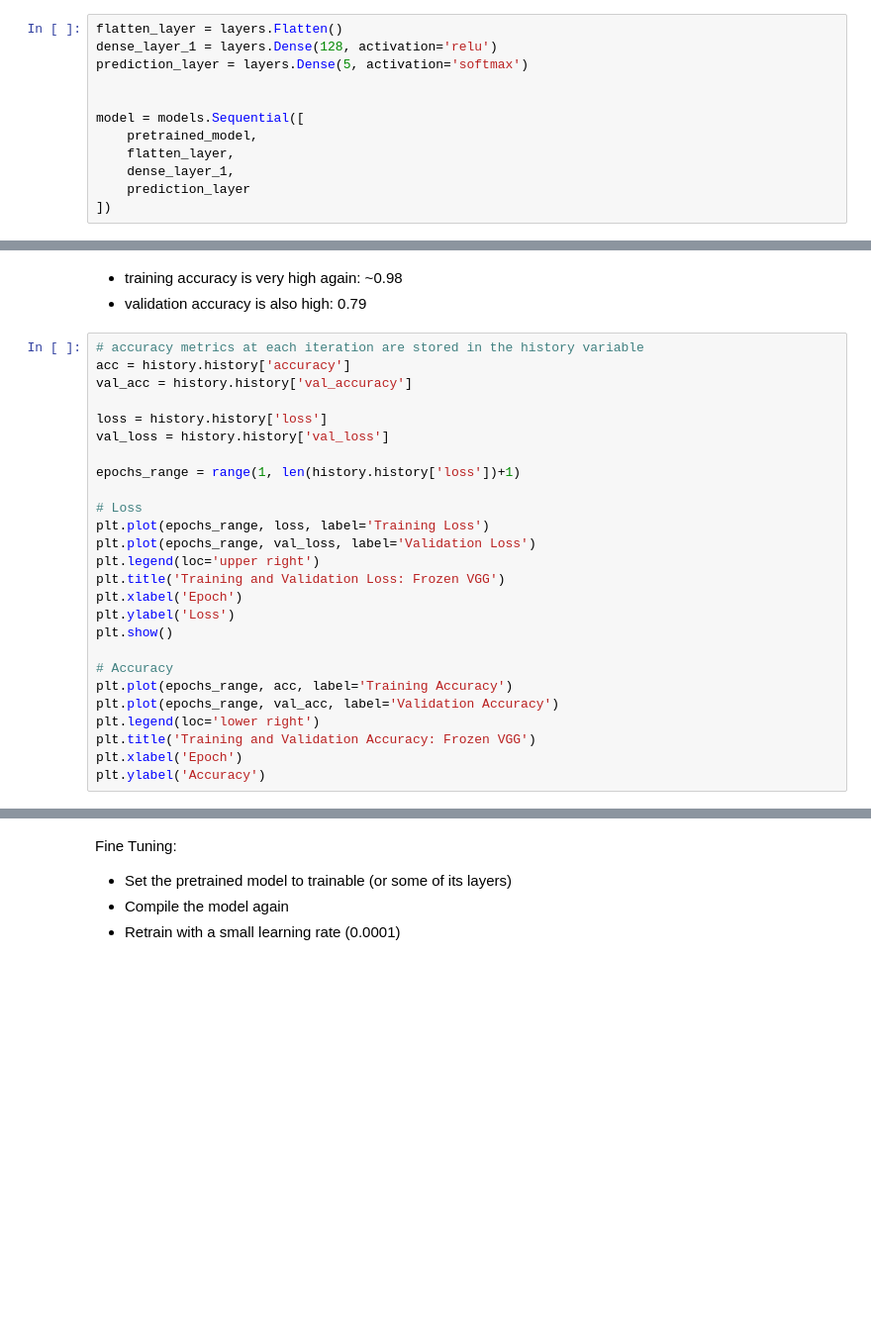
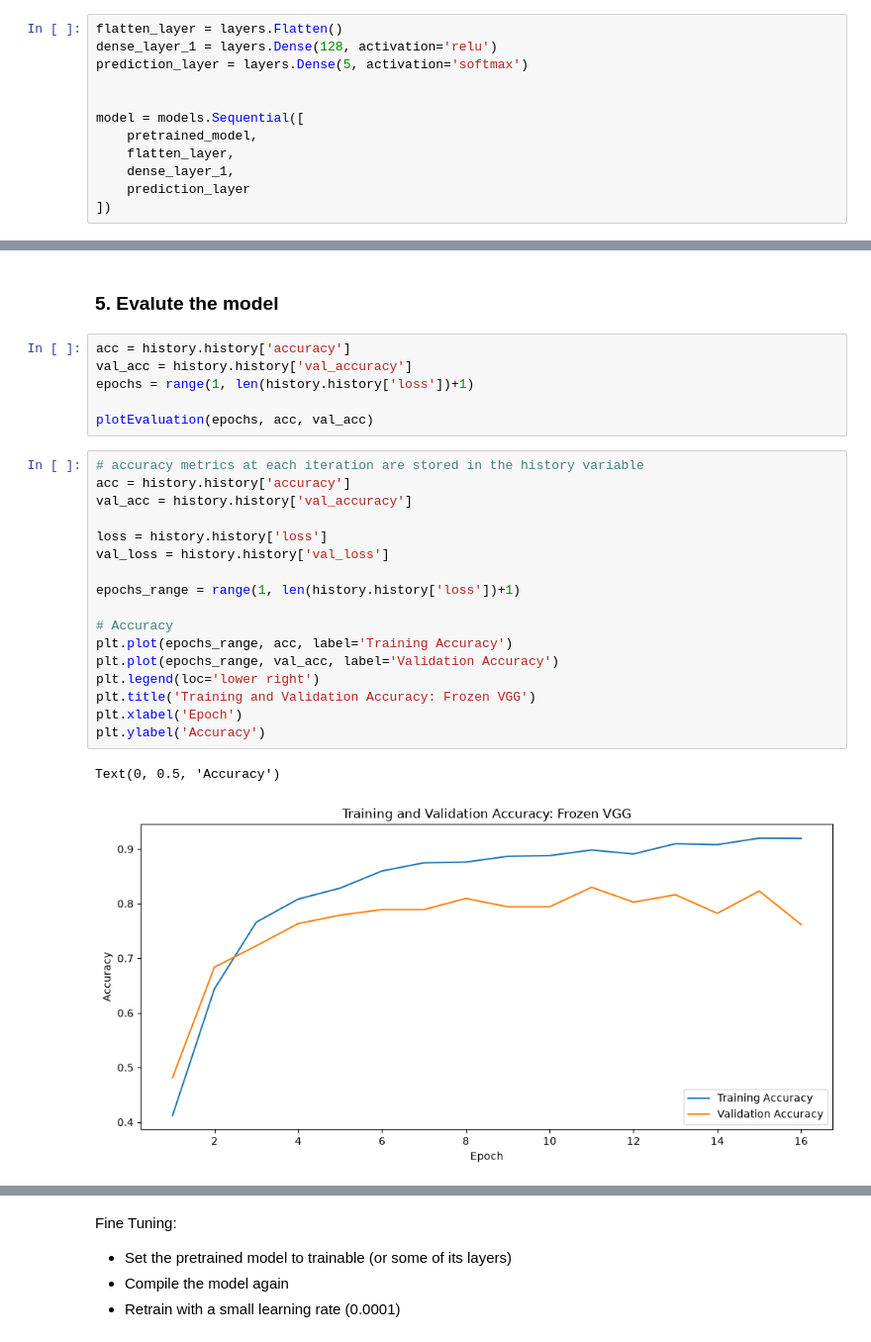
Before and after one commit to joseph-hellerstein/ai_in_practice, a Jupyter notebook: notebooks/AI_in_Practice_Day1_3_Transfer_Learning.ipynb, the cells around one changed output, grey strips where cells are left out. Shown at 99% size. Saved outputs shown, nothing was run; the diff lists cells and outputs as text; blank space fills up the shorter version.

```diff
--- a/notebooks/AI_in_Practice_Day1_3_Transfer_Learning.ipynb
+++ b/notebooks/AI_in_Practice_Day1_3_Transfer_Learning.ipynb
@@ -563,30 +543,29 @@ history = model.fit(
-# %% [markdown]
-* training accuracy is very high again: ~0.98
-* validation accuracy is also high: 0.79
+# %% [markdown]
+### 5. Evalute the model
+# %%
+acc = history.history['accuracy']
+val_acc = history.history['val_accuracy']
+epochs = range(1, len(history.history['loss'])+1)
+
+plotEvaluation(epochs, acc, val_acc)
 # %%
 # accuracy metrics at each iteration are stored in the history variable
 acc = history.history['accuracy']
 val_acc = history.history['val_accuracy']
 
 loss = history.history['loss']
 val_loss = history.history['val_loss']
 
 epochs_range = range(1, len(history.history['loss'])+1)
 
-# Loss
-plt.plot(epochs_range, loss, label='Training Loss')
-plt.plot(epochs_range, val_loss, label='Validation Loss')
-plt.legend(loc='upper right')
-plt.title('Training and Validation Loss: Frozen VGG')
-plt.xlabel('Epoch')
-plt.ylabel('Loss')
-plt.show()
-
 # Accuracy
 plt.plot(epochs_range, acc, label='Training Accuracy')
 plt.plot(epochs_range, val_acc, label='Validation Accuracy')
 plt.legend(loc='lower right')
 plt.title('Training and Validation Accuracy: Frozen VGG')
 plt.xlabel('Epoch')
 plt.ylabel('Accuracy')
+# %% [output]
+Text(0, 0.5, 'Accuracy')
+[figure, added]
 # %% [markdown]
```
Also changed, not shown: parts of 74 cells of this notebook, 3 other files.
